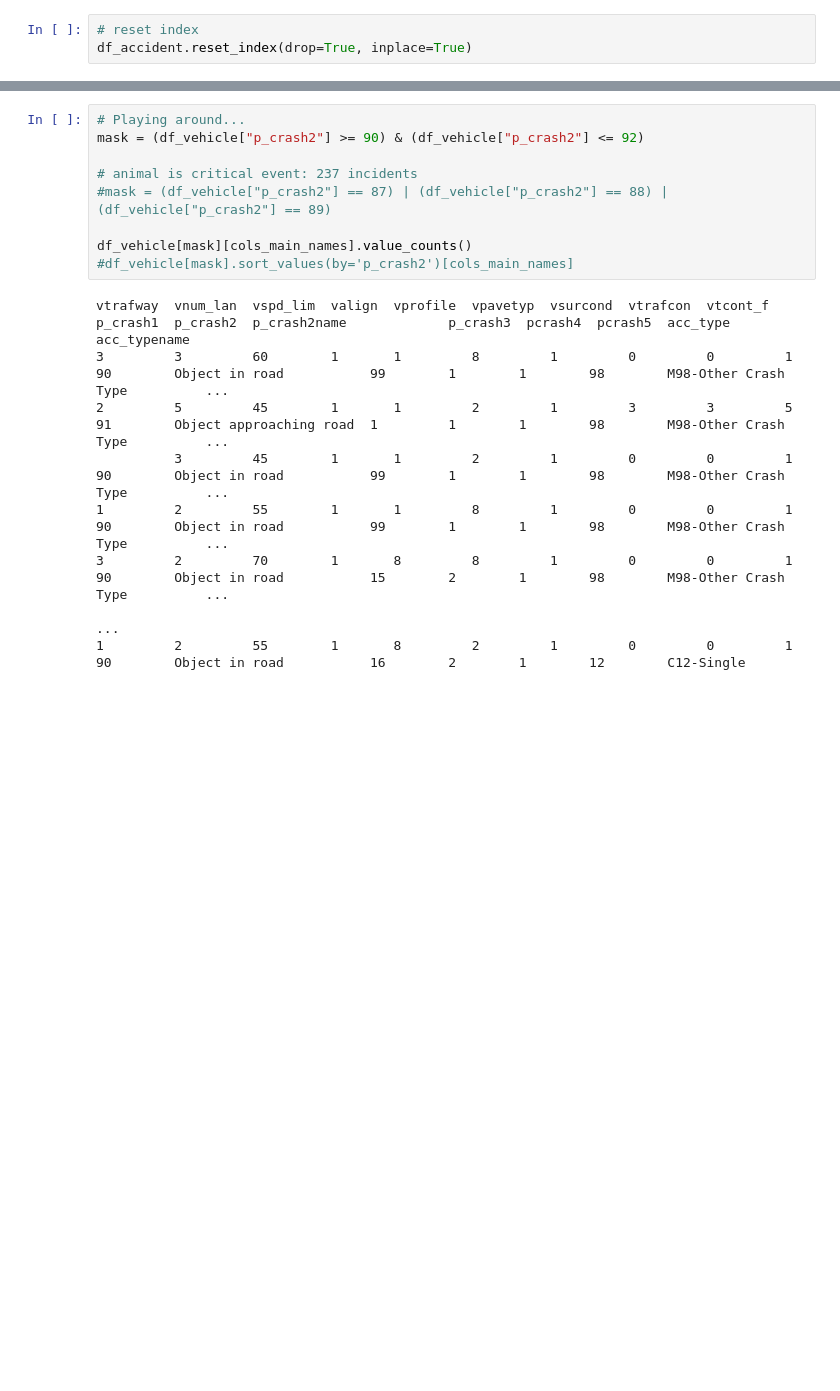
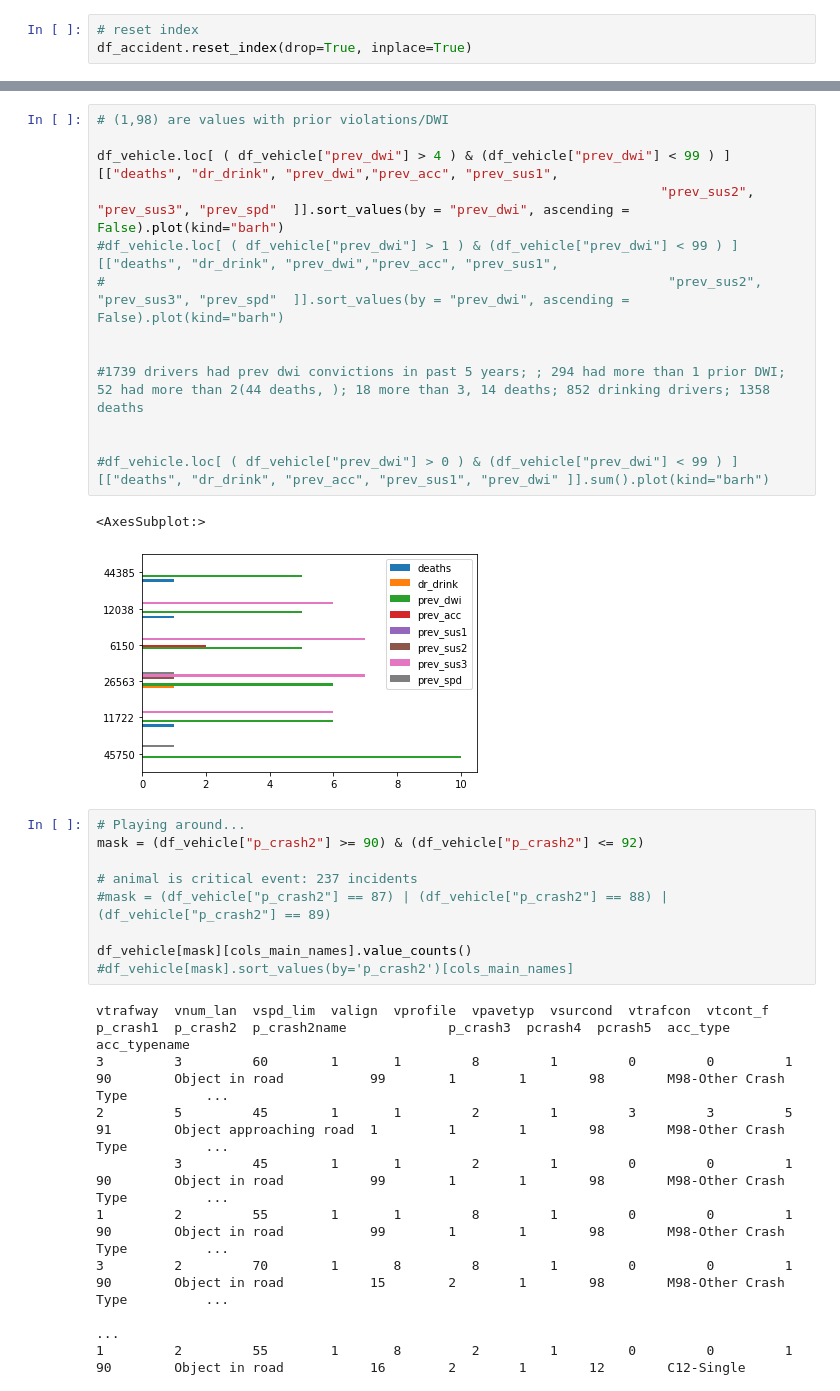
Before and after one commit to xsteez/Data-A-Team, a Jupyter notebook: niraj.ipynb, the cells around one changed output, grey strips where cells are left out. Saved outputs shown, nothing was run; the diff lists cells and outputs as text; blank space fills up the shorter version.

```diff
--- a/niraj.ipynb
+++ b/niraj.ipynb
@@ -128,3 +287,19 @@ cols_main_names
+# %%
+# (1,98) are values with prior violations/DWI
+
+df_vehicle.loc[ ( df_vehicle["prev_dwi"] > 4 ) & (df_vehicle["prev_dwi"] < 99 ) ][["deaths", "dr_drink", "prev_dwi","prev_acc", "prev_sus1",
+                                                                        "prev_sus2", "prev_sus3", "prev_spd"  ]].sort_values(by = "prev_dwi", ascending = False).plot(kind="barh")
+#df_vehicle.loc[ ( df_vehicle["prev_dwi"] > 1 ) & (df_vehicle["prev_dwi"] < 99 ) ][["deaths", "dr_drink", "prev_dwi","prev_acc", "prev_sus1",
+#                                                                        "prev_sus2", "prev_sus3", "prev_spd"  ]].sort_values(by = "prev_dwi", ascending = False).plot(kind="barh")
+
+
+#1739 drivers had prev dwi convictions in past 5 years; ; 294 had more than 1 prior DWI; 52 had more than 2(44 deaths, ); 18 more than 3, 14 deaths; 852 drinking drivers; 1358 deaths
+
+
+#df_vehicle.loc[ ( df_vehicle["prev_dwi"] > 0 ) & (df_vehicle["prev_dwi"] < 99 ) ][["deaths", "dr_drink", "prev_acc", "prev_sus1", "prev_dwi" ]].sum().plot(kind="barh")
+# %% [output]
+<AxesSubplot:>
+[figure, added]
 # %%
 # Playing around...
 mask = (df_vehicle["p_crash2"] >= 90) & (df_vehicle["p_crash2"] <= 92)
```
Also changed, not shown: parts of 41 cells of this notebook, 5 other files.
